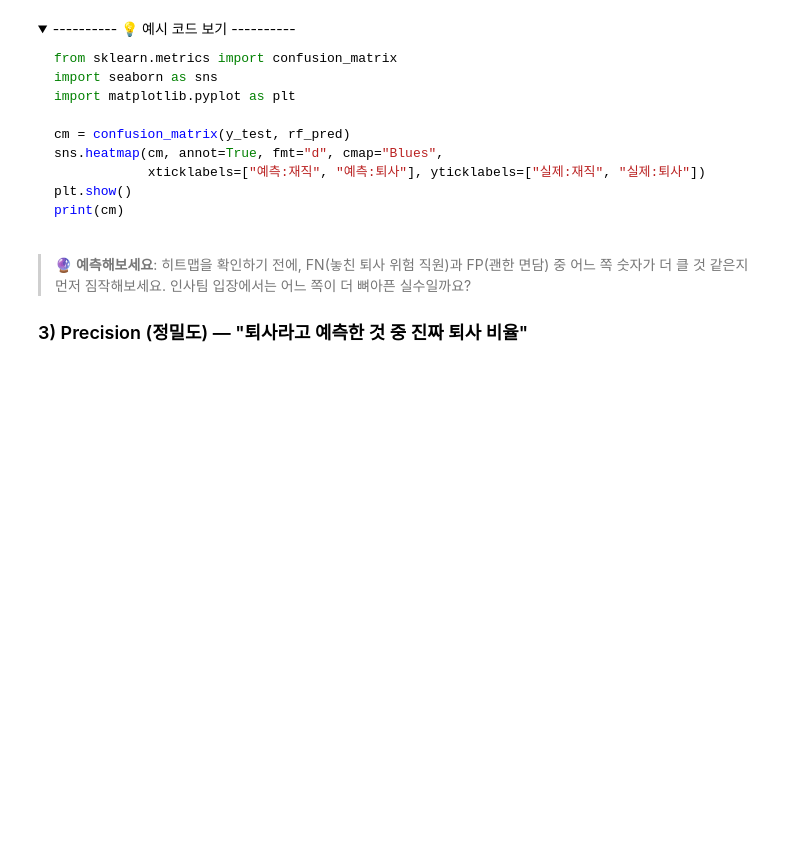
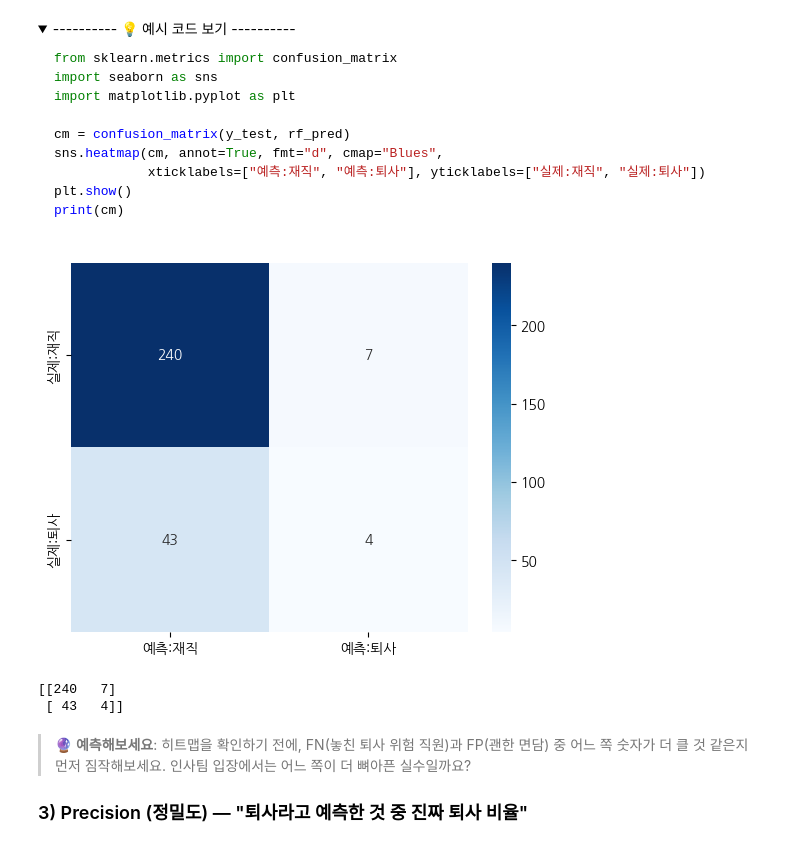
Before and after one commit to qnrPwjd/EST_AI_Challengers_Code, a Jupyter notebook: Week3(AI_Modeling)/CH12_회귀와분류.ipynb, the cells around one changed output. Drawn from its saved outputs; the diff is of its cells as text; code cells hidden in the pictures; folded sections open; blank space fills up the shorter version.

```diff
--- a/Week3(AI_Modeling)/CH12_회귀와분류.ipynb
+++ b/Week3(AI_Modeling)/CH12_회귀와분류.ipynb
@@ -1076,11 +1234,10 @@ print("퇴사 비율:", df["Attrition"].mean().round(3))
 # %%
 # CH09(불필요 컬럼 정리) 복습: 식별자(사번)와 상수 컬럼 제거
 # errors="ignore": 혹시 해당 컬럼이 없어도 에러 없이 넘어가는 방어적 옵션
-
-
+df = df.drop(columns = ['EmployeeNumber', 'EmployeeCount', 'StandardHours', 'Over18'], errors = 'ignore')
 
 # 목표값을 0/1로 변환 (Yes=퇴사=1, No=재직=0)
-
-
-
+df["Attrition"] = df['Attrition'].map({'Yes' : 1, "No" : 0})
+print(df.shape)
+print('퇴사 비율', df['Attrition'].mean().round(3))
 # 전체 직원 중 약 16%가 퇴사한 상태
@@ -1136,8 +1305,13 @@ print("최종 예측:", lr_pred[:5])
 </details>
 # %%
 # 코드 입력
+from sklearn.linear_model import LogisticRegression
 
+lr_model = LogisticRegression(max_iter = 1000)
+lr_model.fit(X_train, y_train)
 
-
-
+lr_pred = lr_model.predict(X_test)
+print(lr_pred[:5])
 # predict_proba: 각 클래스의 확률을 반환
+lr_proba = lr_model.predict_proba(X_test)[:, 1]
+print(lr_proba[:5])
@@ -1162,3 +1346,10 @@ print(tree_pred[:5])
 </details>
 # %%
 # 코드 입력
+from sklearn.tree import DecisionTreeClassifier
+
+tree_model = DecisionTreeClassifier(max_depth=4, random_state=42)
+tree_model.fit(X_train, y_train)
+
+tree_pred = tree_model.predict(X_test)
+print(tree_pred[:5])
@@ -1183,3 +1376,10 @@ print(rf_pred[:5])
 </details>
 # %%
 # 코드 입력
+from sklearn.ensemble import RandomForestClassifier
+
+rf_model = RandomForestClassifier(n_estimators=100, max_depth=8, random_state=42)
+rf_model.fit(X_train, y_train)
+
+rf_pred = rf_model.predict(X_test)
+print(rf_pred[:5])
@@ -1486,6 +1715,21 @@ print(cm)
 </details>
 # %%
 # 코드 입력
+from sklearn.metrics import confusion_matrix
+import seaborn as sns
+import matplotlib.pyplot as plt
+
+cm = confusion_matrix(y_test, rf_pred)
+sns.heatmap(data = cm, annot = True, fmt = 'd', cmap = 'Blues',
+            xticklabels = ["예측:재직", "예측:퇴사"],
+            yticklabels = ["실제:재직", '실제:퇴사'])
+
+plt.show()
+print(cm)
+# %% [output]
+[figure, added]
+[[240   7]
+ [ 43   4]]
 # %% [markdown]
 > 🔮 **예측해보세요**: 히트맵을 확인하기 전에, FN(놓친 퇴사 위험 직원)과 FP(괜한 면담) 중 어느 쪽 숫자가 더 클 것 같은지 먼저 짐작해보세요. 인사팀 입장에서는 어느 쪽이 더 뼈아픈 실수일까요?
 
```
Also changed, not shown: parts of 37 cells of this notebook.
